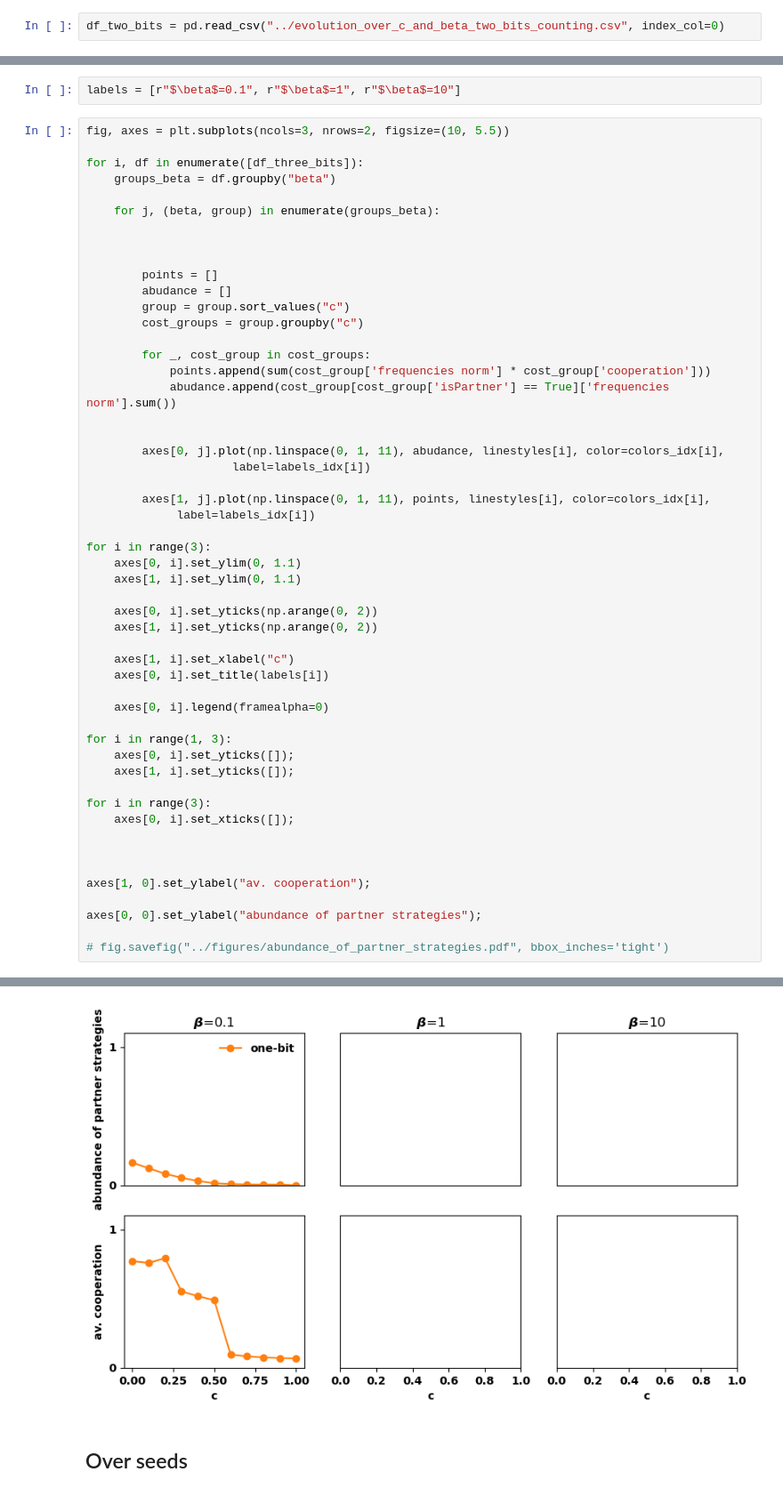
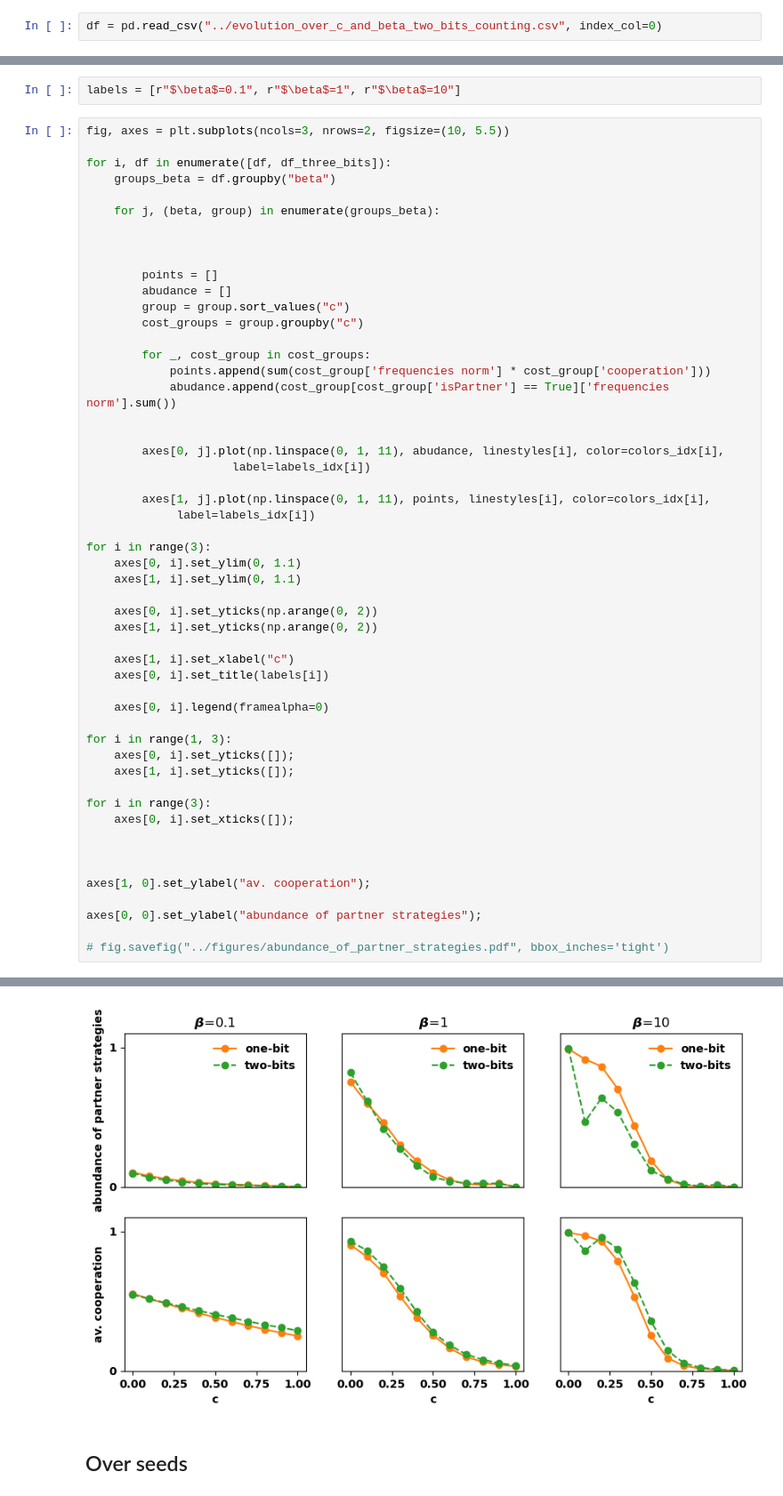
Before and after one commit to Nikoleta-v3/conditional-cooperation-with-longer-memory, a Jupyter notebook: notebooks/3.6. Evolutionary Simulations .ipynb, the cells around one changed output, grey strips where cells are left out. Shown at 89% size. Drawn from its saved outputs; the diff is of its cells as text.

Commit message:
working from home on plots

```diff
--- a/notebooks/3.6. Evolutionary Simulations .ipynb
+++ b/notebooks/3.6. Evolutionary Simulations .ipynb
@@ -25,7 +25,7 @@ plt.rcParams["font.size"] = 10
 # %%
 # df_one_bit = pd.read_csv("../evolution_over_c_and_beta_one_bit.csv", index_col=0)
 # %%
-df_two_bits = pd.read_csv("../evolution_over_c_and_beta_two_bits_counting.csv", index_col=0)
+df = pd.read_csv("../evolution_over_c_and_beta_two_bits_counting.csv", index_col=0)
 # %%
 df_three_bits = pd.read_csv("../evolution_over_c_and_beta_three_bits_counting.csv", index_col=0)
 # %%
@@ -41,7 +41,7 @@ labels = [r"$\beta$=0.1", r"$\beta$=1", r"$\beta$=10"]
 # %%
 fig, axes = plt.subplots(ncols=3, nrows=2, figsize=(10, 5.5))
 
-for i, df in enumerate([df_three_bits]):
+for i, df in enumerate([df, df_three_bits]):
     groups_beta = df.groupby("beta")
 
     for j, (beta, group) in enumerate(groups_beta):
@@ -96,4 +94,4 @@ No artists with labels found to put in legend.  Note that artists whose label st
-[figure, old version]
+[figure, new version]
 # %% [markdown]
 ## Over seeds
 # %%
```
Also changed, not shown: parts of 1 cell of this notebook, 2 other files.
